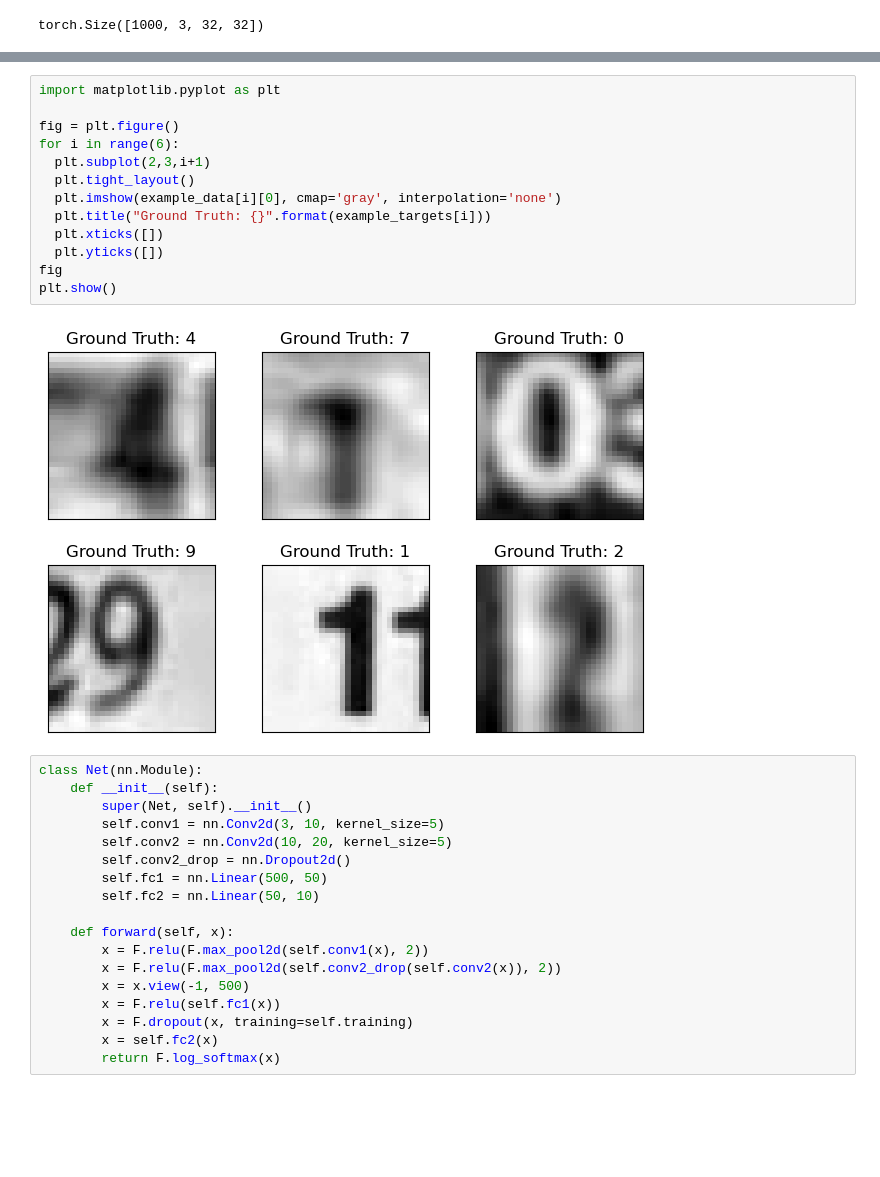
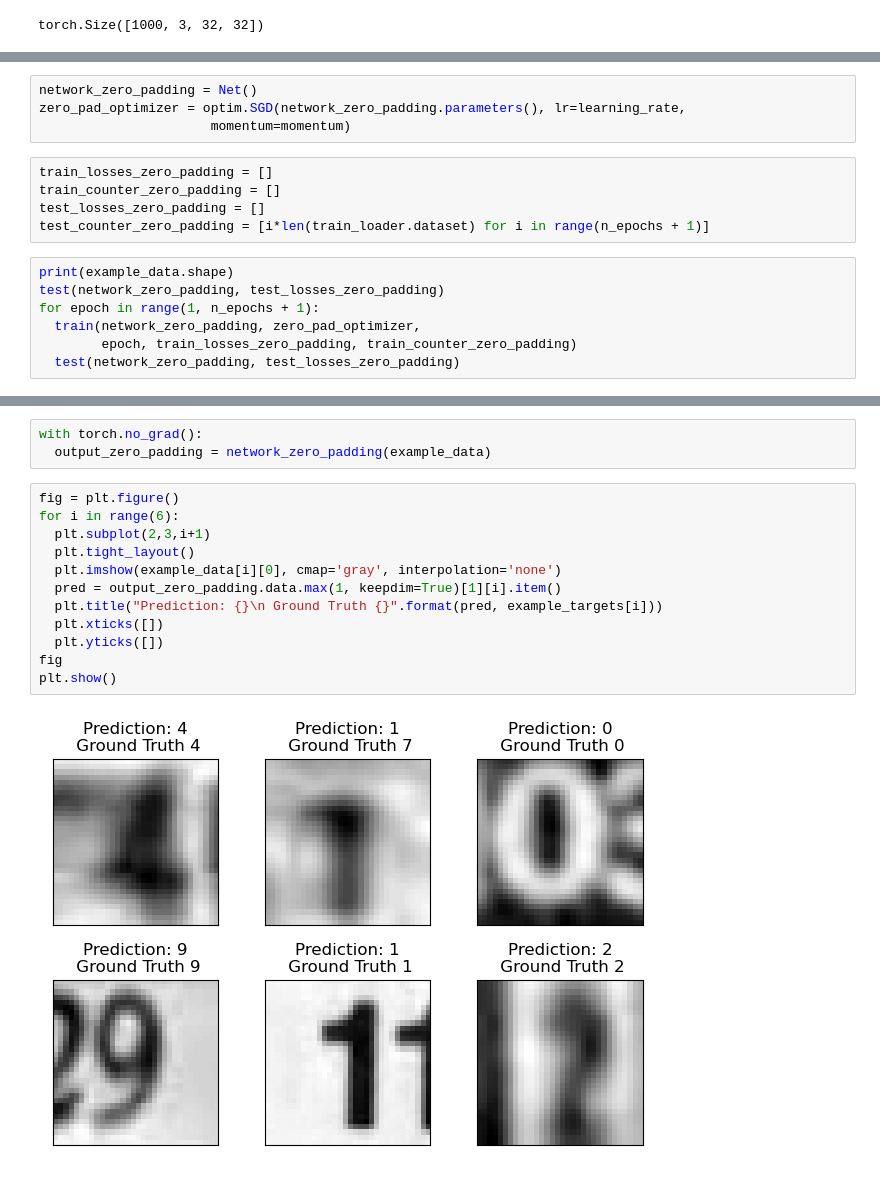
Before and after one commit to RowanA2002/178-convy-net, a Jupyter notebook: SVHN-Exploration.ipynb, the cells around one changed output, grey strips where cells are left out. Saved outputs shown, nothing was run; the diff lists cells and outputs as text; blank space fills up the shorter version.

```diff
--- a/SVHN-Exploration.ipynb
+++ b/SVHN-Exploration.ipynb
@@ -43,0 +103,16 @@ torch.Size([1000, 3, 32, 32])
+# %%
+network_zero_padding = Net()
+zero_pad_optimizer = optim.SGD(network_zero_padding.parameters(), lr=learning_rate,
+                      momentum=momentum)
+# %%
+train_losses_zero_padding = []
+train_counter_zero_padding = []
+test_losses_zero_padding = []
+test_counter_zero_padding = [i*len(train_loader.dataset) for i in range(n_epochs + 1)]
+# %%
+print(example_data.shape)
+test(network_zero_padding, test_losses_zero_padding)
+for epoch in range(1, n_epochs + 1):
+  train(network_zero_padding, zero_pad_optimizer,
+        epoch, train_losses_zero_padding, train_counter_zero_padding)
+  test(network_zero_padding, test_losses_zero_padding)
@@ -44,34 +149,18 @@ torch.Size([1000, 3, 32, 32])
+# %%
+with torch.no_grad():
+  output_zero_padding = network_zero_padding(example_data)
 # %%
-import matplotlib.pyplot as plt
-
 fig = plt.figure()
 for i in range(6):
   plt.subplot(2,3,i+1)
   plt.tight_layout()
   plt.imshow(example_data[i][0], cmap='gray', interpolation='none')
-  plt.title("Ground Truth: {}".format(example_targets[i]))
+  pred = output_zero_padding.data.max(1, keepdim=True)[1][i].item()
+  plt.title("Prediction: {}\n Ground Truth {}".format(pred, example_targets[i]))
   plt.xticks([])
   plt.yticks([])
 fig
 plt.show()
 # %% [output]
-[figure, old version]
+[figure, new version]
-# %%
-class Net(nn.Module):
-    def __init__(self):
-        super(Net, self).__init__()
-        self.conv1 = nn.Conv2d(3, 10, kernel_size=5)
-        self.conv2 = nn.Conv2d(10, 20, kernel_size=5)
-        self.conv2_drop = nn.Dropout2d()
-        self.fc1 = nn.Linear(500, 50)
-        self.fc2 = nn.Linear(50, 10)
-
-    def forward(self, x):
-        x = F.relu(F.max_pool2d(self.conv1(x), 2))
-        x = F.relu(F.max_pool2d(self.conv2_drop(self.conv2(x)), 2))
-        x = x.view(-1, 500)
-        x = F.relu(self.fc1(x))
-        x = F.dropout(x, training=self.training)
-        x = self.fc2(x)
-        return F.log_softmax(x)
 # %%
```
Also changed, not shown: parts of 15 cells of this notebook.
